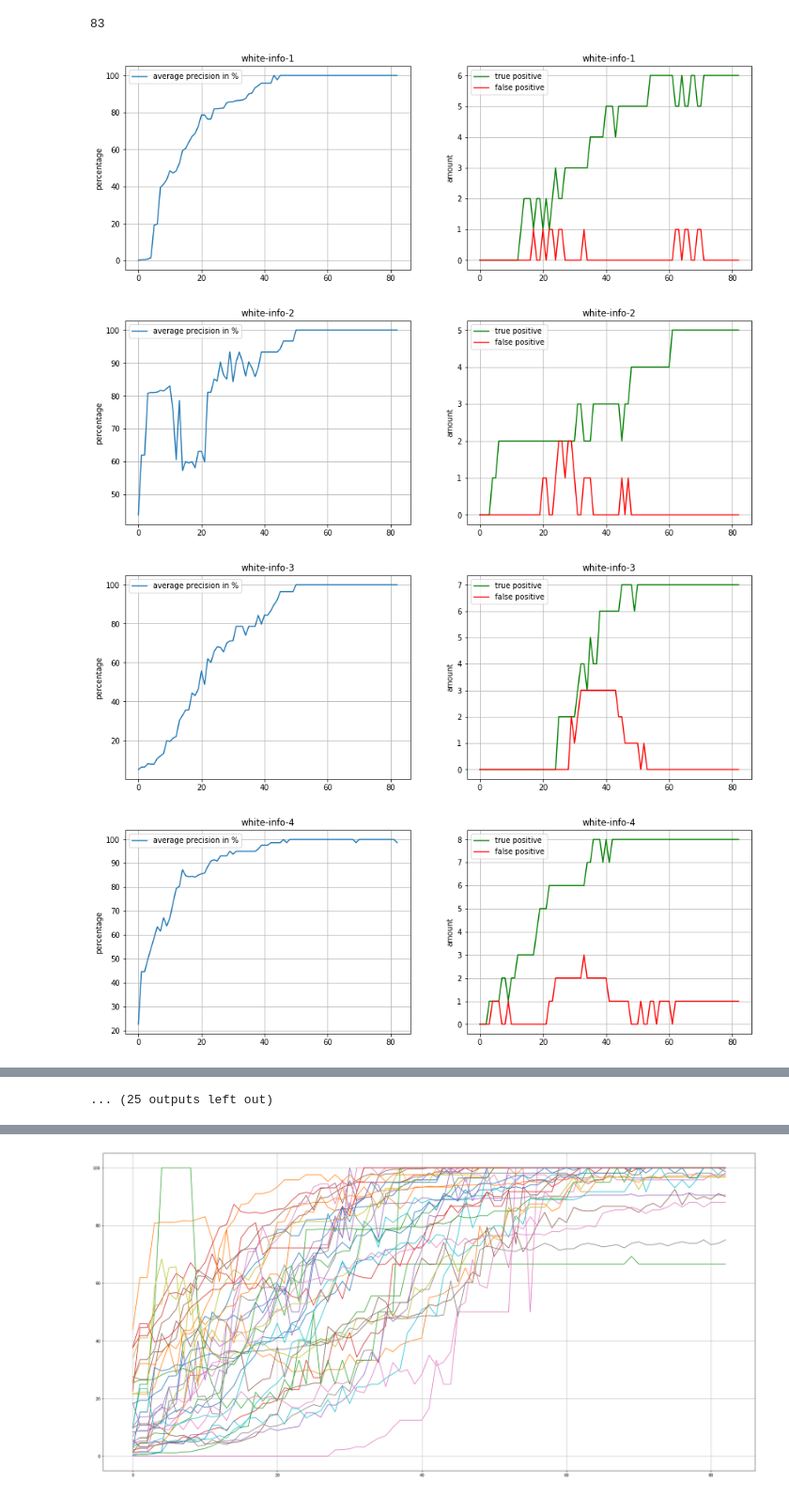
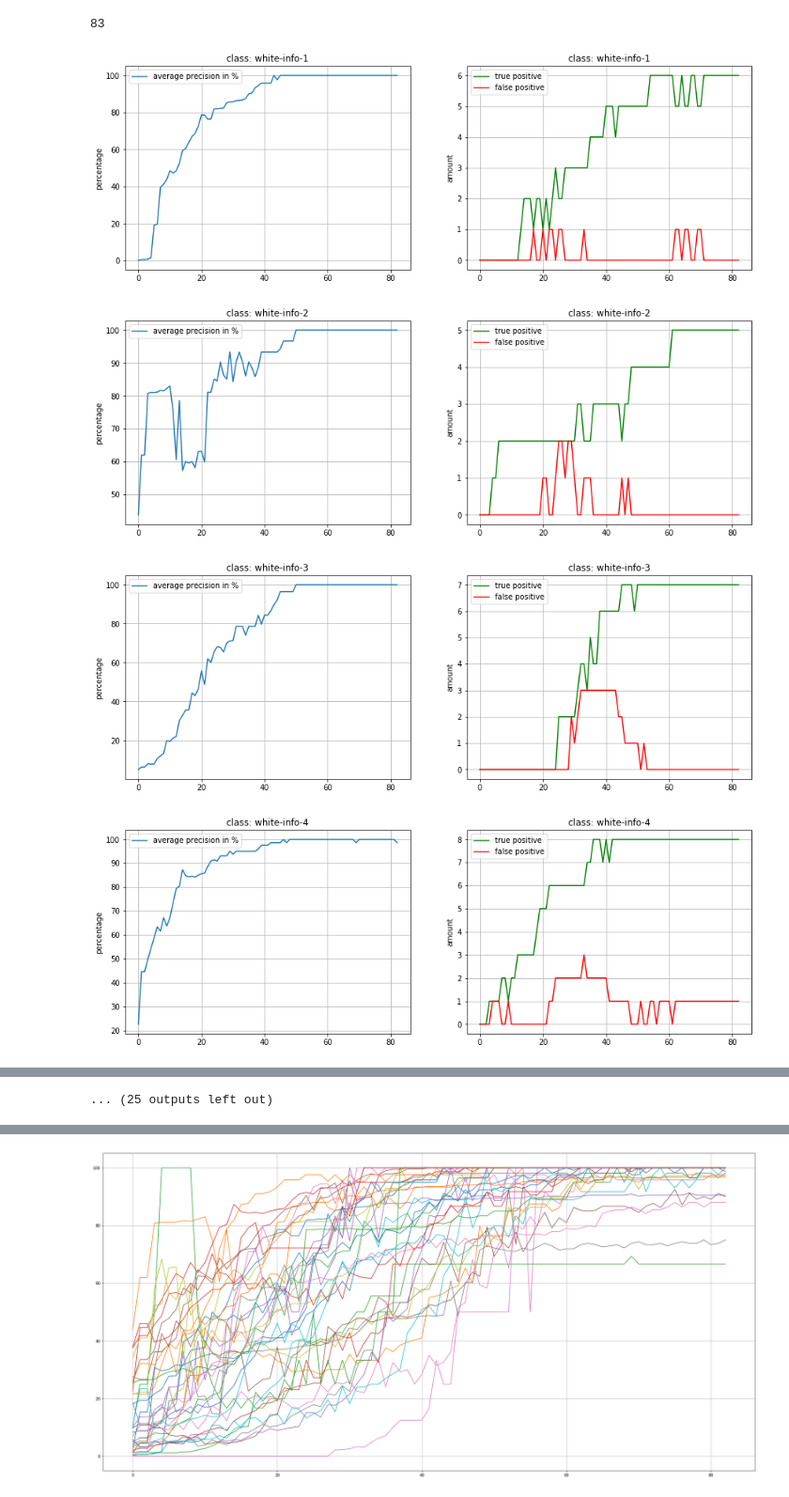
Before and after one commit to Jackle1996/Signal_Data, a Jupyter notebook: training stats.ipynb, the cells around one changed output, grey strips where cells are left out. Shown at 94% size. Cells and saved outputs as stored; diff of their text form; code cells hidden in the pictures.

Commit message:
added class to plot names

```diff
--- a/training stats.ipynb
+++ b/training stats.ipynb
@@ -111,29 +111,29 @@ len(signal_stat["white-info-2"])
 # %%
 graph_dir = "graphs/"
 if not os.path.exists(graph_dir):
     os.makedirs(graph_dir)
 
 for key in signal_stat.keys():
     if key is not "summary":
         ap = [float(signal.ap) for signal in signal_stat[key]]
         tp = [int(signal.TP) for signal in signal_stat[key]]
         fp = [int(signal.FP) for signal in signal_stat[key]]
 
         plt.figure(figsize=(15,5))
-        plt.subplot(121, title=key, ylabel="percentage")
+        plt.subplot(121, title="class: "+key, ylabel="percentage")
         plt.plot(ap, label="average precision in %")
         plt.legend()
         plt.grid(True)
 
-        plt.subplot(122, title="class:"+key, ylabel="amount")
+        plt.subplot(122, title="class: "+key, ylabel="amount")
         plt.plot(tp, "g", label="true positive")
         plt.plot(fp, "r", label="false positive")
         plt.legend()
         plt.grid(True)
         plt.savefig("graphs/"+key+".png")
         plt.show()
 # %% [output]
-[figure, old version]
+[figure, new version]
-[figure, old version]
+[figure, new version]
-[figure, old version]
+[figure, new version]
-[figure, old version]
+[figure, new version]
```
Also changed, not shown: parts of 2 cells of this notebook.
